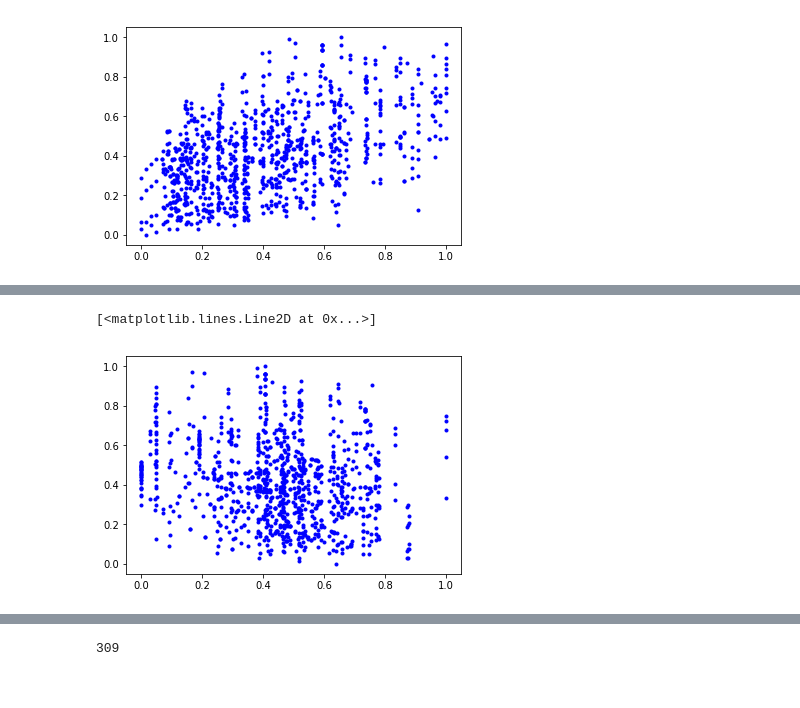
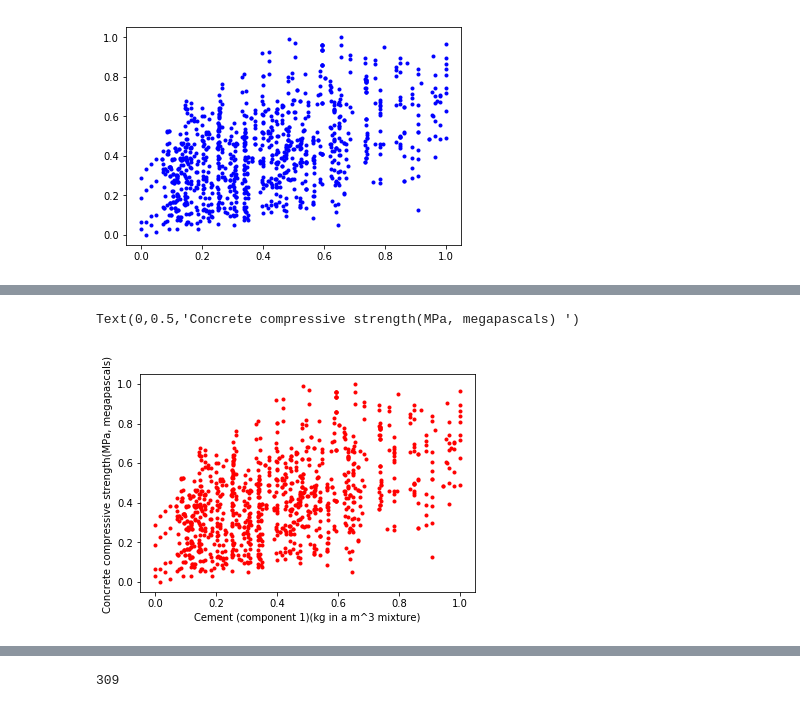
Before and after one commit to shivvignesh/Estimating-the-strength-of-concrete-mixture.-, a Jupyter notebook: compressive strength of Concrete .ipynb, the cells around one changed output, grey strips where cells are left out. Cells and saved outputs as stored; diff of their text form; code cells hidden in the pictures.

```diff
--- a/compressive strength of Concrete .ipynb
+++ b/compressive strength of Concrete .ipynb
@@ -135,5 +93,7 @@ plt.plot(x6,y,"g.")
-# %%
-plt.plot(x7,y,"b.")
-# %% [output]
-[<matplotlib.lines.Line2D at 0x...>]
-[figure, removed]
+# %%
+plt.plot(x1,y,"r.")
+plt.xlabel('Cement (component 1)(kg in a m^3 mixture)')
+plt.ylabel('Concrete compressive strength(MPa, megapascals) ')
+# %% [output]
+Text(0,0.5,'Concrete compressive strength(MPa, megapascals) ')
+[figure, added]
```
Also changed, not shown: parts of 14 cells of this notebook.
